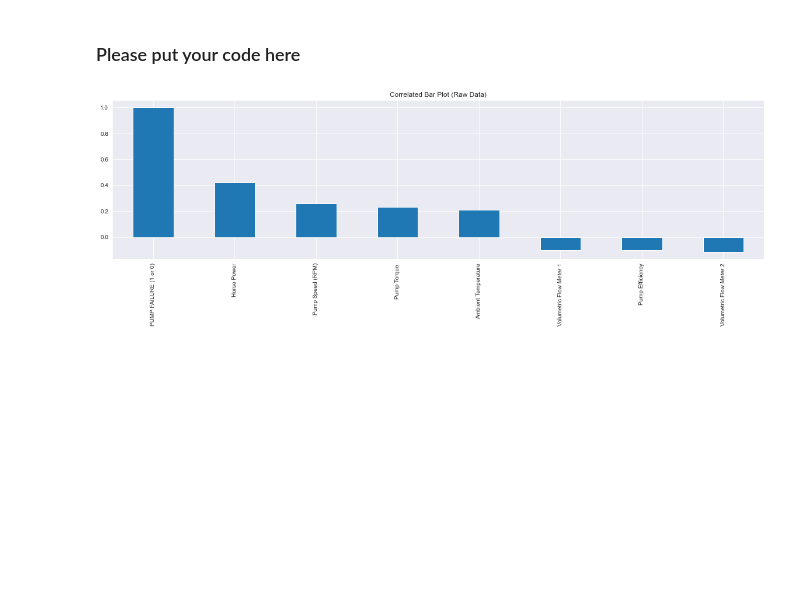
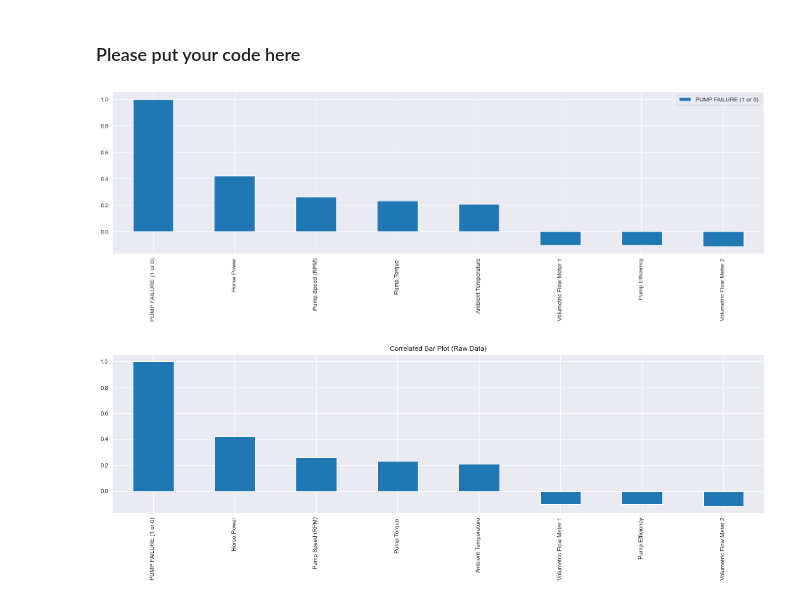
Before and after one commit to invisiblenic/vigilant-journey, a Jupyter notebook: Southern_Water_Corp_OLS_Case_Study_Student_Facing_130324.ipynb, the cells around one changed output. Saved outputs shown, nothing was run; the diff lists cells and outputs as text; code cells hidden in the pictures; blank space fills up the shorter version.

```diff
--- a/Southern_Water_Corp_OLS_Case_Study_Student_Facing_130324.ipynb
+++ b/Southern_Water_Corp_OLS_Case_Study_Student_Facing_130324.ipynb
@@ -649,6 +665,21 @@ This is indeed the case.
 With this hint in mind, you should be able to **select the relevant column of interest and combine this with the .plot(kind='__') function to answer the question**. Don't forget to think about .sort_values() to help sort your data!
 # %% [markdown]
 ### Please put your code here
+# %%
+import matplotlib as mpl
+import matplotlib.pyplot as plt
+%matplotlib inline
+import seaborn as sns
+import pandas as pd
+import statsmodels.api as sm
+sns.set_style("darkgrid")
+mpl.rcParams['figure.figsize'] = (20,5)
+data = dataframe_raw.corr(method='pearson', min_periods=1, numeric_only=True)
+data = data.sort_values(by=['PUMP FAILURE (1 or 0)'], ascending=False)
+data.plot(y='PUMP FAILURE (1 or 0)', kind='bar')
+plt.show()
+# %% [output]
+[figure, added]
 # %%
 # %% [output]
 [figure]
```
Also changed, not shown: parts of 11 cells of this notebook.
